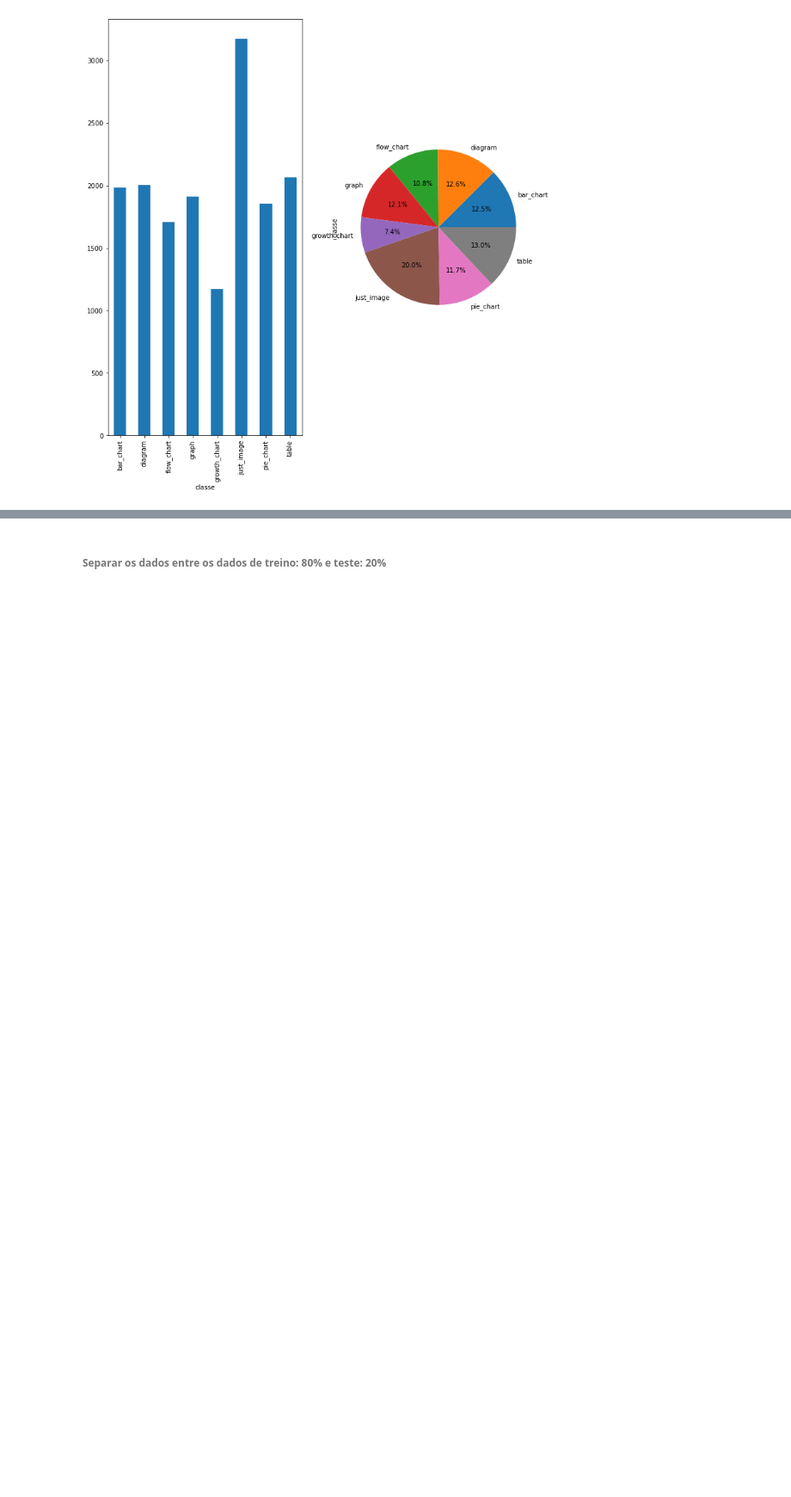
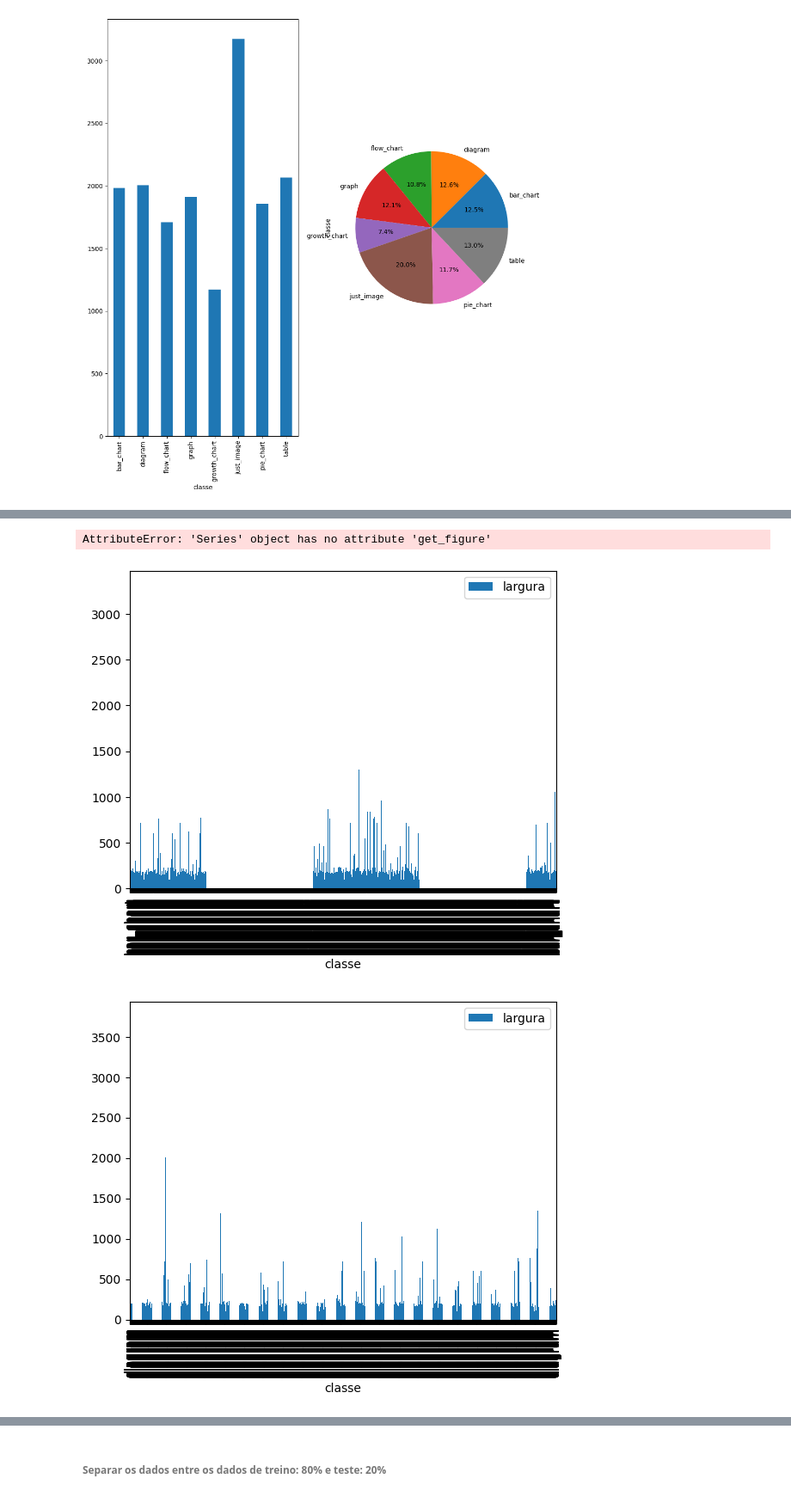
Before and after one commit to filipe1992/projetoML, a Jupyter notebook: Projeto_AM.ipynb, the cells around one changed output, grey strips where cells are left out. Shown at 86% size. Drawn from its saved outputs; the diff is of its cells as text; code cells hidden in the pictures; blank space fills up the shorter version.

```diff
--- a/Projeto_AM.ipynb
+++ b/Projeto_AM.ipynb
@@ -150,5 +159,6 @@ import matplotlib.pyplot as plt
 ### Trata-se e um conjunto de imagens:
 - A quantidade de imagens diversas:
 # %%
-diretorio_imagens = '/Users/User/Documents/Projetos/Imagens/graphs/'
+#diretorio_imagens = '/Users/User/Documents/Projetos/Imagens/listdirlistdir/'
+diretorio_imagens = '/home/filipedc/Documentos/Programação/python/projetoML/projetoML/graphs/'
 dados = os.listdir(diretorio_imagens)
@@ -185,0 +236,3 @@ Neste projeto serão usadas 15875 imagens
+# %%
+df_dataset = df_dataset.astype({"classe": "str", "tipo": "str", "id_calsse": "int32", "nome": "str", "tamanho_Kb": "float", "largura": "int32", "altura": "int32"})
+df_dataset[-5:]
@@ -256,0 +330,3 @@ plt.show()
+# %%
+df_dataset_classe_largura_altura = df_dataset.groupby(["classe"])[["classe",'largura','altura']]
+df_dataset_classe_largura_altura
@@ -256,0 +374,16 @@ plt.show()
+# %%
+#plotar tamanhos
+#df_dataset_classe_largura_altura.plot.pie(x="classe", y=["largura","altura"])
+
+y = np.random.rand(10,3)
+y[:,0]= np.arange(10)
+df = df_dataset_classe_largura_altura
+
+ax = df.plot(x="classe", y="largura", kind="bar")
+df.plot(x="classe", y="altura", kind="bar", ax=ax, color="C2")
+
+plt.show()
+# %% [output]
+AttributeError: 'Series' object has no attribute 'get_figure'
+[figure, added]
+[figure, added]
```
Also changed, not shown: parts of 24 cells of this notebook.
